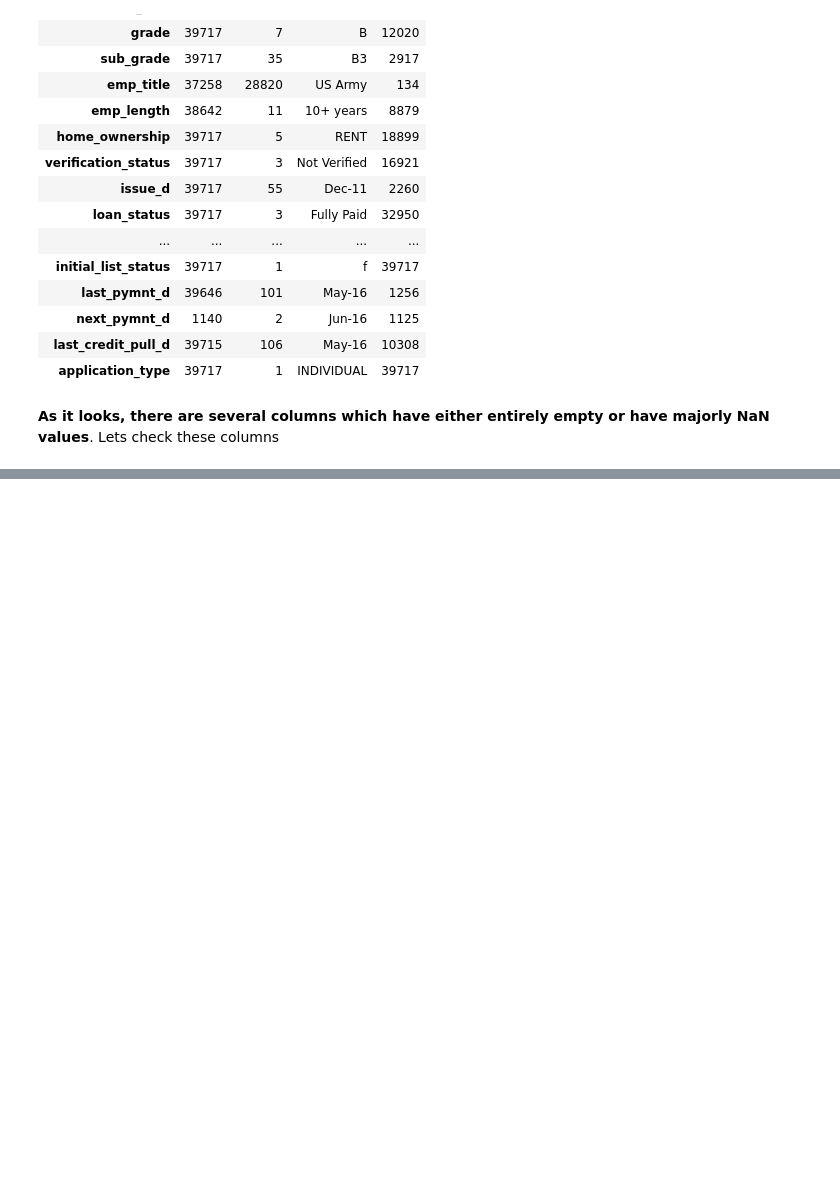
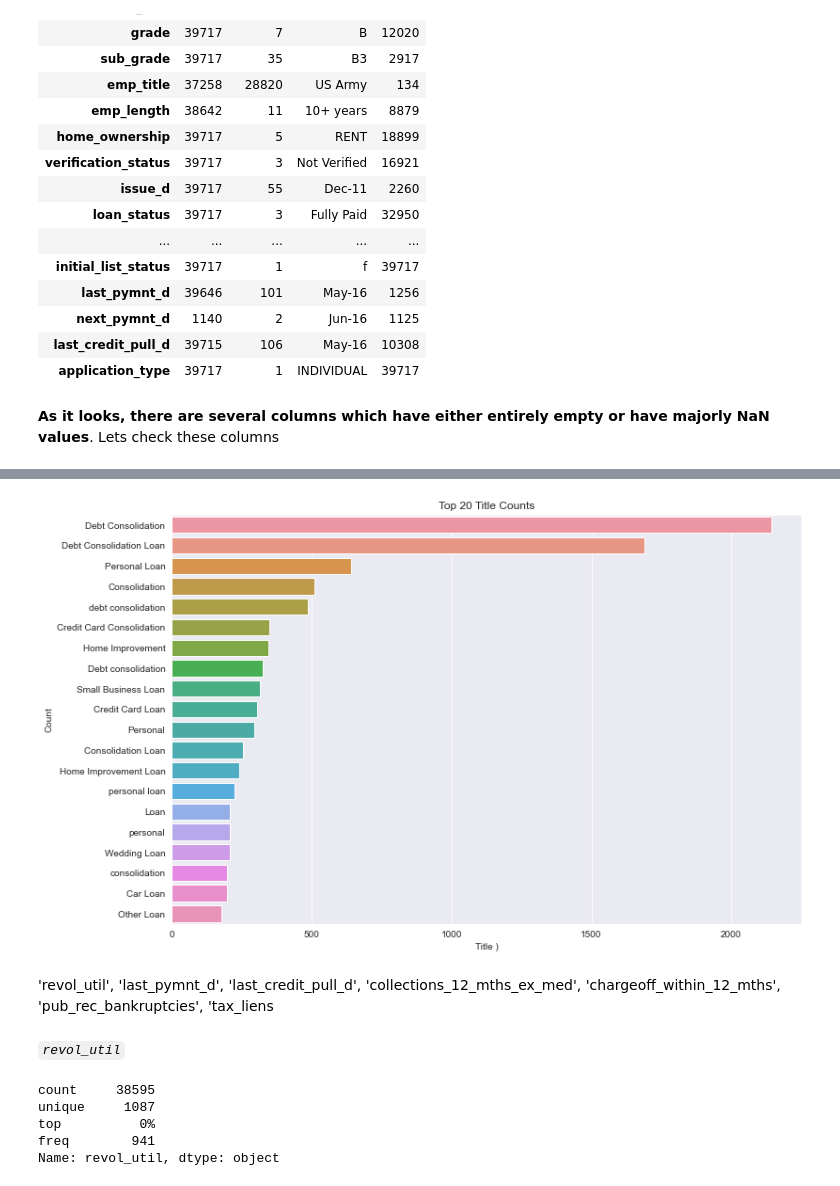
Before and after one commit to subhasisj/Lending-Club-Assignment, a Jupyter notebook: Notebooks/Exploration-Subhasis.ipynb, the cells around one changed output, grey strips where cells are left out. Drawn from its saved outputs; the diff is of its cells as text; code cells hidden in the pictures; blank space fills up the shorter version.

```diff
--- a/Notebooks/Exploration-Subhasis.ipynb
+++ b/Notebooks/Exploration-Subhasis.ipynb
@@ -181,0 +334,9 @@ __Now, we are left with 56 non-null columns.__
+# %%
+plt.title('Top 20 Title Counts')
+sns.countplot(y = 'title',data =loan_df,order=pd.value_counts(loan_df['title']).iloc[:20].index)
+# missing_value_df[missing_value_df.percent_missing > 90].plot.bar(x='column_name',y='percent_missing')
+plt.ylabel('Count')
+plt.xlabel('Title )')
+plt.show()
+# %% [output]
+[figure, added]
@@ -181,0 +345,12 @@ __Now, we are left with 56 non-null columns.__
+# %% [markdown]
+'revol_util', 'last_pymnt_d', 'last_credit_pull_d', 'collections_12_mths_ex_med', 'chargeoff_within_12_mths', 'pub_rec_bankruptcies', 'tax_liens
+# %% [markdown]
+_`revol_util`_
+# %%
+loan_df.revol_util.describe()
+# %% [output]
+count     38595
+unique     1087
+top          0%
+freq        941
+Name: revol_util, dtype: object
```
Also changed, not shown: parts of 97 cells of this notebook.
